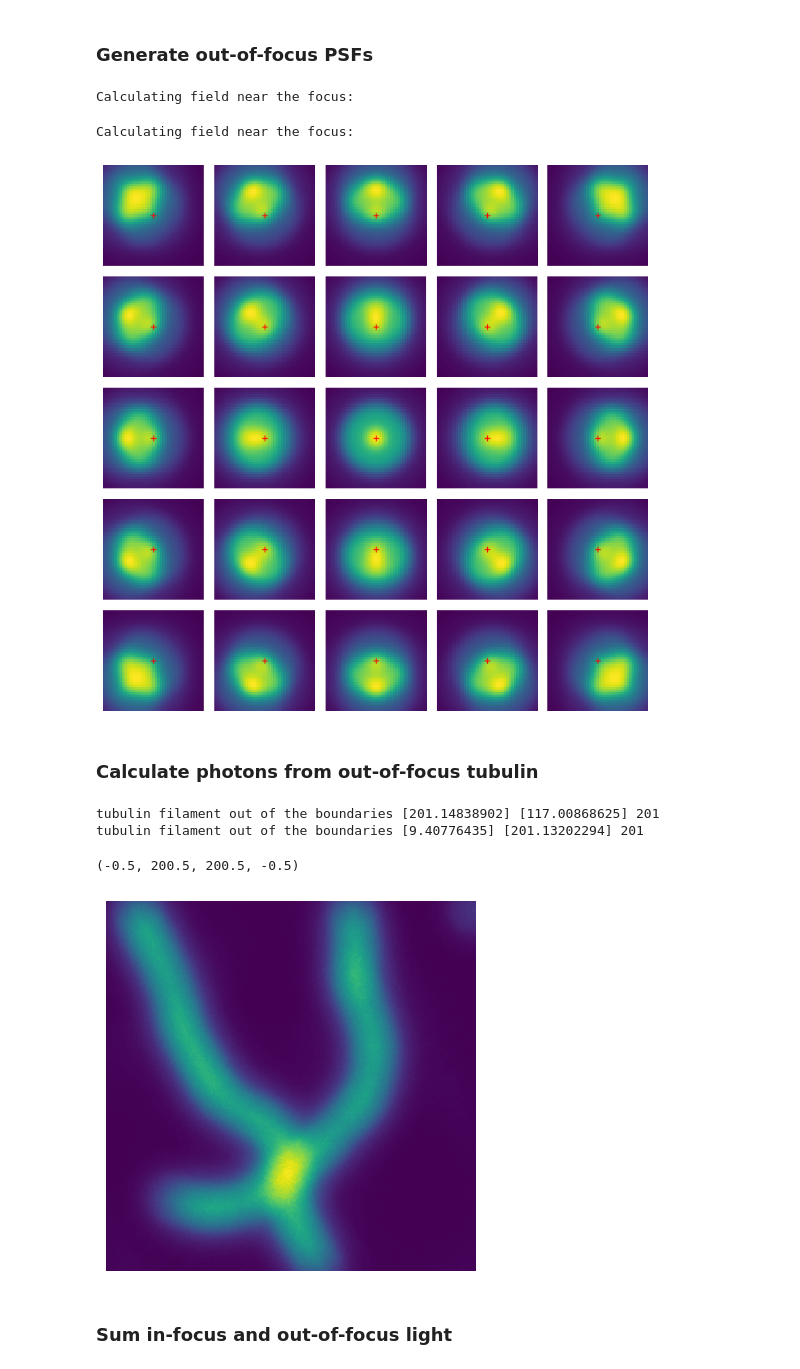
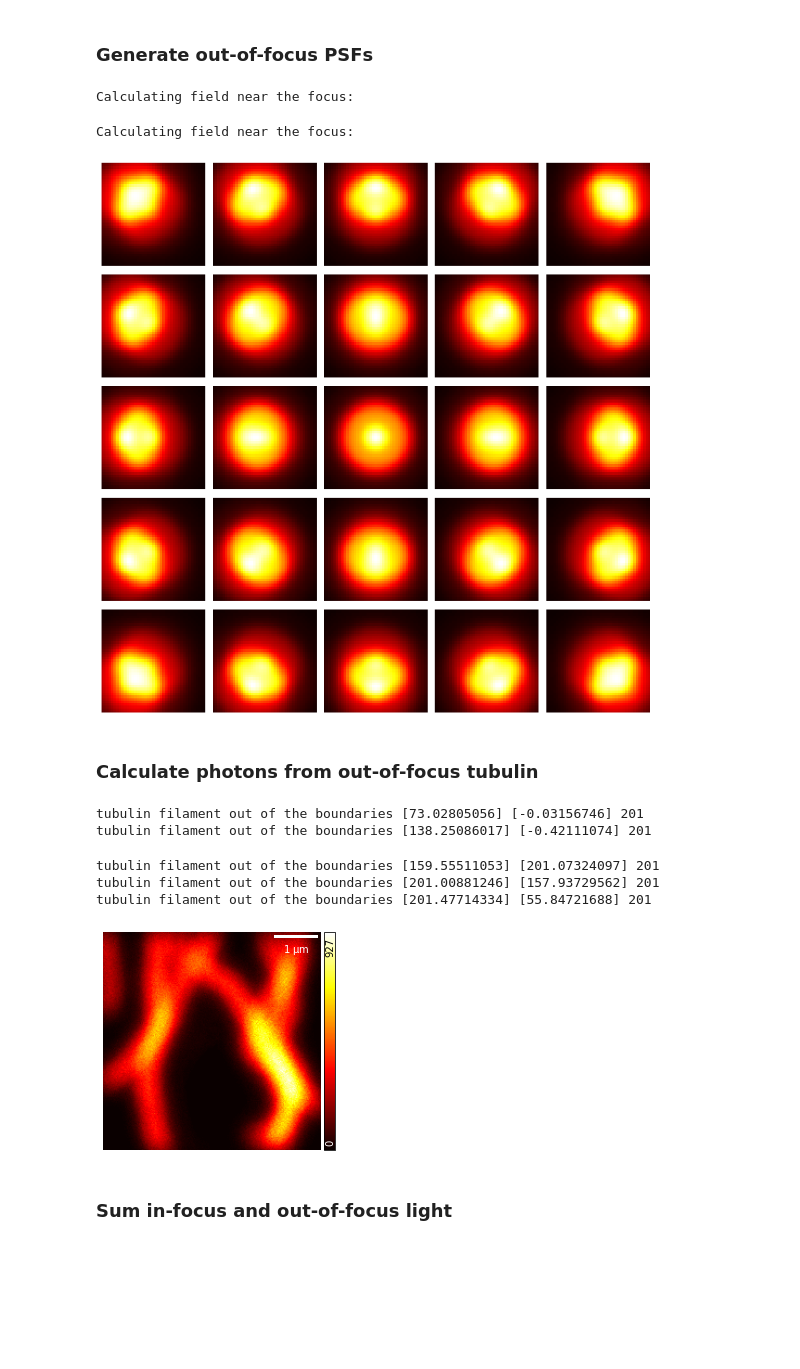
Before and after one commit to VicidominiLab/BrightEyes-ISM, a Jupyter notebook: examples/BrightEyes_ISM_demo.ipynb, the cells around one changed output. Cells and saved outputs as stored; diff of their text form; code cells hidden in the pictures; blank space fills up the shorter version.

```diff
--- a/examples/BrightEyes_ISM_demo.ipynb
+++ b/examples/BrightEyes_ISM_demo.ipynb
@@ -38,9 +52,7 @@ z_shift = 0 #nm
 # %% [markdown]
 ### Generate excitation PSF and detection PSFs
 # %%
-PSF, detPSF, exPSF = ism.SPAD_PSF_2D(N, Nx, pxpitch, pxdim, pxsizex, M, exPar, emPar, z_shift=z_shift)
-
-PSF /= np.max(PSF)
+PSF, detPSF, exPSF = ism.SPAD_PSF_2D(grid, exPar, emPar, z_shift=z_shift)
 # %% [output]
 Calculating field near the focus:
 Calculating field near the focus:
@@ -201,71 +197,57 @@ Text(0.5, 1.0, 'ISM - Resolution = 143.05 nm')
 # %% [markdown]
 ### Generate out-of-focus PSFs
 # %%
-Dof = emPar.wl * emPar.n / emPar.na**2 # depth-of-field, nm
+PSF_oof, detPSF_oof, exPSF_oof = ism.SPAD_PSF_2D(grid, exPar, emPar, z_shift = emPar.depth_of_field/2)
 
-z_shift = Dof #nm
-
-PSF_oof, detPSF_oof, exPSF_oof = ism.SPAD_PSF_2D(N, Nx, pxpitch, pxdim, pxsizex, M, exPar, emPar, z_shift=z_shift)
-
-PSF_oof /= np.max(PSF_oof)
-
-fig = plt.figure(figsize=(8,8))
-for i in range(N*N):
-    ax = fig.add_subplot(5, 5, i+1)
-    ax.imshow(PSF_oof[:,:,i], extent = [-(Nx//2*pxsizex), Nx//2*pxsizex, -(Nx//2*pxsizex), Nx//2*pxsizex])
-    ax.set_xlim(-500, 500)
-    ax.set_ylim(-500, 500)
-    ax.plot(0,0,'+r')
-    plt.axis('off')
-
-plt.tight_layout()
+fig = gr.ShowDataset(PSF_oof, xlims = xlims, ylims = ylims, extent = extent, figsize = (10,10) )
 # %% [output]
 Calculating field near the focus:
 Calculating field near the focus:
-[figure, old version]
+[figure, new version]
 # %% [markdown]
 ### Calculate photons from out-of-focus tubulin
 # %%
 #%% Generate tubulin
 
 tubulin = simTub.tubSettings()
-tubulin.xy_pixel_size = pxsizex
-tubulin.xy_dimension = Nx
+tubulin.xy_pixel_size = grid.pxsizex
+tubulin.xy_dimension = grid.Nx
 tubulin.xz_dimension = 1
 tubulin.z_pixel = 1
-tubulin.n_filament = 3
-tubulin.radius_filament = pxsizex*0.6
+tubulin.n_filament = 6
+tubulin.radius_filament = grid.pxsizex*0.6
 tubulin.intensity_filament = [0.5,0.9]
 phTub = simTub.functionPhTub(tubulin)
 
 TubDec = phTub[:,:,0]
+flux = 1e4
+obj_oof = TubDec*flux
 
 #%% Convolve tubulin with psf
 
 img_oof = np.empty(PSF.shape)
 
-for n in range(N**2):
-    img_oof[:, :, n] = sgn.convolve(TubDec, PSF_oof[:, :, n] ,mode = 'same')
+for n in range(grid.N**2):
+    img_oof[:, :, n] = sgn.convolve(obj_oof, PSF_oof[:, :, n] ,mode = 'same')
 
 #%% Convert to photons and add Poisson noise
 
-img_oof *= 10
 img_oof = np.uint16(img_oof)
 
 img_oof = poisson(img_oof)
 
 # show it
 
 img_oof_sum = np.sum(img_oof, axis = -1)
 
-plt.figure()
-plt.imshow(img_oof_sum)
-plt.axis('off')
+fig, ax = gr.ShowImg(img_oof_sum, pxsize_x = px)
 # %% [output]
-tubulin filament out of the boundaries [201.14838902] [117.00868625] 201
-tubulin filament out of the boundaries [9.40776435] [201.13202294] 201
+tubulin filament out of the boundaries [73.02805056] [-0.03156746] 201
+tubulin filament out of the boundaries [138.25086017] [-0.42111074] 201
-(-0.5, 200.5, 200.5, -0.5)
+tubulin filament out of the boundaries [159.55511053] [201.07324097] 201
+tubulin filament out of the boundaries [201.00881246] [157.93729562] 201
+tubulin filament out of the boundaries [201.47714334] [55.84721688] 201
-[figure, old version]
+[figure, new version]
 # %% [markdown]
 ### Sum in-focus and out-of-focus light
 # %%
```
Also changed, not shown: parts of 14 cells of this notebook.
